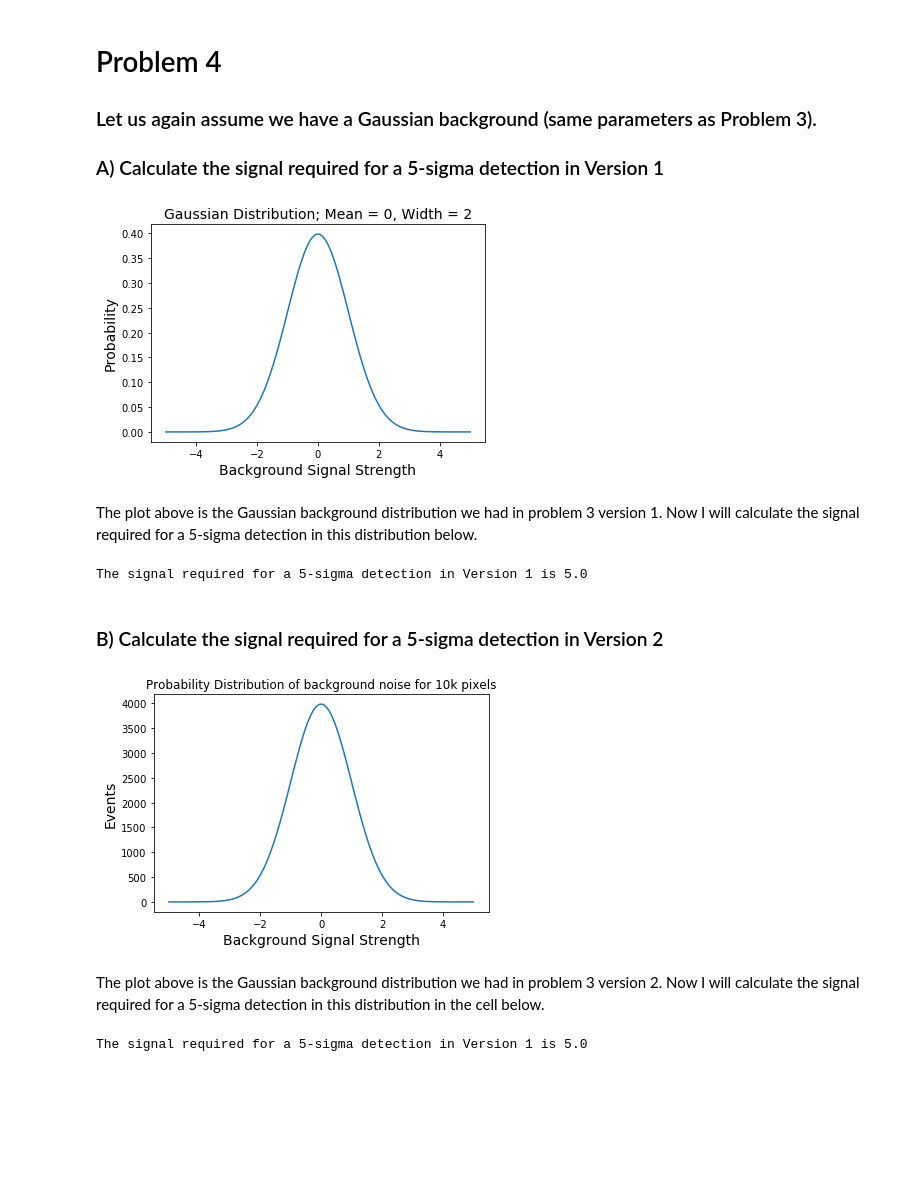
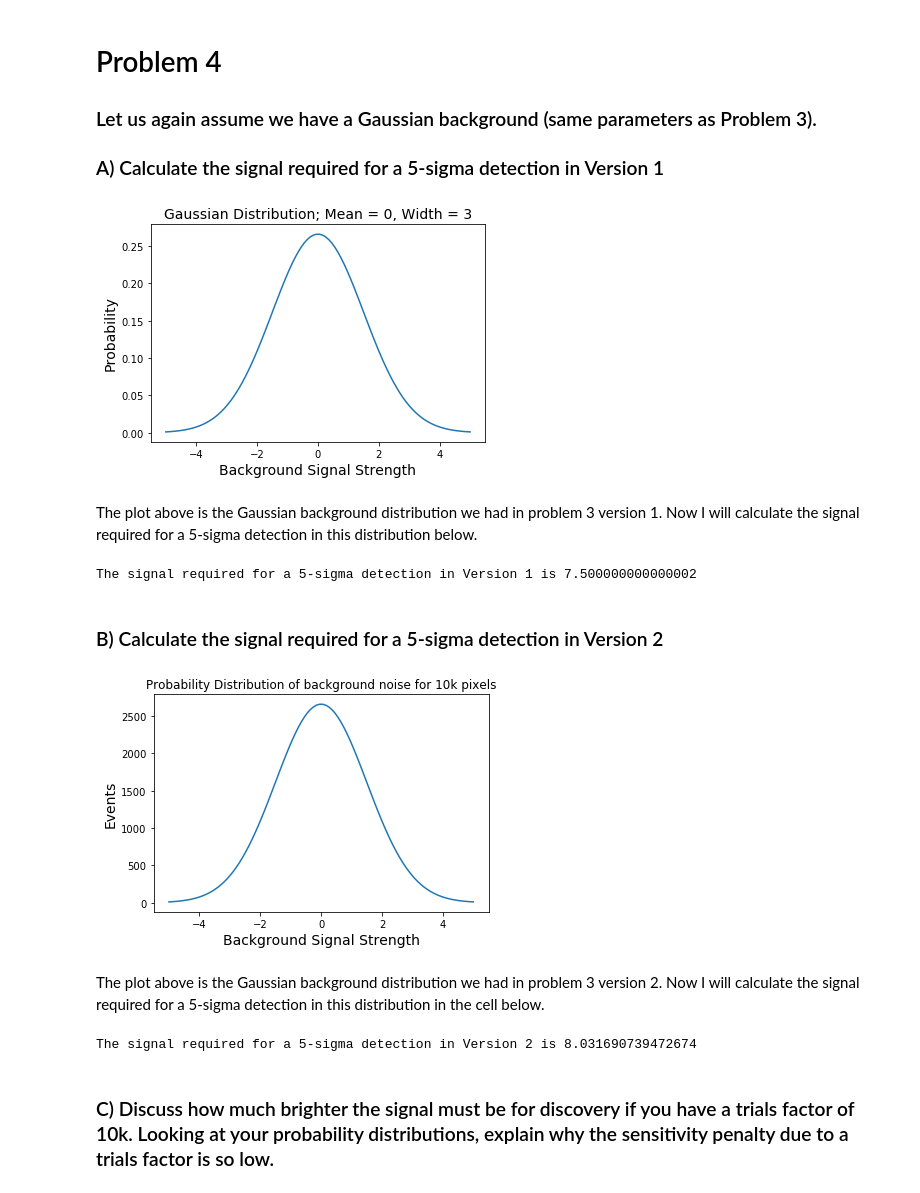
Before and after one commit to an9elaxz/PHYS-434, a Jupyter notebook: Lab2.ipynb, the cells around one changed output. Saved outputs shown, nothing was run; the diff lists cells and outputs as text; code cells hidden in the pictures; blank space fills up the shorter version.

```diff
--- a/Lab2.ipynb
+++ b/Lab2.ipynb
@@ -449,32 +452,28 @@ The equivalent 'sigma' of probability = 0.5 is 0.0.
 # %%
 # plot the Gaussian background distribution from problem 3 here again
 x = np.linspace(-5,5,100)
 # create a pdf for a Gaussian distribution with mean = 0, width = 1
-gaus_pdf = stats.norm.pdf(x, loc = 0, scale = 1)
+gaus_pdf = stats.norm.pdf(x, loc = 0, scale = 1.5)
 
 # plot this gaussian distribution
 plt.plot(x,gaus_pdf);
-plt.title("Gaussian Distribution; Mean = 0, Width = 2", fontsize = 14)
+plt.title("Gaussian Distribution; Mean = 0, Width = 3", fontsize = 14)
 plt.xlabel("Background Signal Strength", fontsize = 14);
 plt.ylabel("Probability", fontsize = 14);
 # %% [output]
-[figure, old version]
+[figure, new version]
 # %% [markdown]
 The plot above is the Gaussian background distribution we had in problem 3 version 1. Now I will calculate the signal required for a 5-sigma detection in this distribution below.
 # %%
 # Integrate the standard normal distribution using stats.norm.cdf() in scipy
 # convert sigma to probability
-p_v1 = stats.norm.cdf(5, loc = 0, scale = 1)
+p_v1 = stats.norm.sf(5) # use sf because it's the probability from 5 to positive infinity
+# print(p_v1)
+sigma_v1 = stats.norm.ppf(p_v1,loc = 0, scale = 1.5)
 
-# loop through all x values in the plot above to find the max(abs(x)) that gives this probability
-for i in x:
-    px = stats.norm.sf(i, 0, 1)
-    if (px == p_v1):
-        signal_v1 = i
-
-print("The signal required for a 5-sigma detection in Version 1 is " + str(abs(signal_v1)))
+print("The signal required for a 5-sigma detection in Version 1 is " + str(abs(sigma_v1)))
 # %% [output]
-The signal required for a 5-sigma detection in Version 1 is 5.0
+The signal required for a 5-sigma detection in Version 1 is 7.500000000000002
 # %% [markdown]
 ### B) Calculate the signal required for a 5-sigma detection in Version 2
 # %%
@@ -484,20 +483,20 @@ plt.title("Probability Distribution of background noise for 10k pixels");
 plt.xlabel("Background Signal Strength", fontsize = 14);
 plt.ylabel("Events", fontsize = 14);
 # %% [output]
-[figure, old version]
+[figure, new version]
 # %% [markdown]
 The plot above is the Gaussian background distribution we had in problem 3 version 2. Now I will calculate the signal required for a 5-sigma detection in this distribution in the cell below.
 # %%
 # Integrate the standard normal distribution using stats.norm.cdf() in scipy
 # convert sigma to probability
-p_v1 = stats.norm.cdf(5, loc = 0, scale = 1)
+p_v2 = stats.norm.sf(5, loc = 0, scale = 1.5)
+p_v2 = p_v2/10000
+# print(p_v2)
+# calculate signal from probability
+sigma_v2 = stats.norm.ppf(p_v2,loc = 0,scale = 1.5)
 
-# loop through all x values in the plot above to find the max(abs(x)) that gives this probability
-for i in x:
-    px = stats.norm.sf(i, 0, 1)
-    if (px == p_v1):
-        signal_v1 = i
-
-print("The signal required for a 5-sigma detection in Version 1 is " + str(abs(signal_v1)))
+print("The signal required for a 5-sigma detection in Version 2 is " + str(abs(sigma_v2)))
 # %% [output]
-The signal required for a 5-sigma detection in Version 1 is 5.0
+The signal required for a 5-sigma detection in Version 2 is 8.031690739472674
+# %% [markdown]
+### C) Discuss how much brighter the signal must be for discovery if you have a trials factor of 10k. Looking at your probability distributions, explain why the sensitivity penalty due to a trials factor is so low.
```
Also changed, not shown: parts of 27 cells of this notebook.
